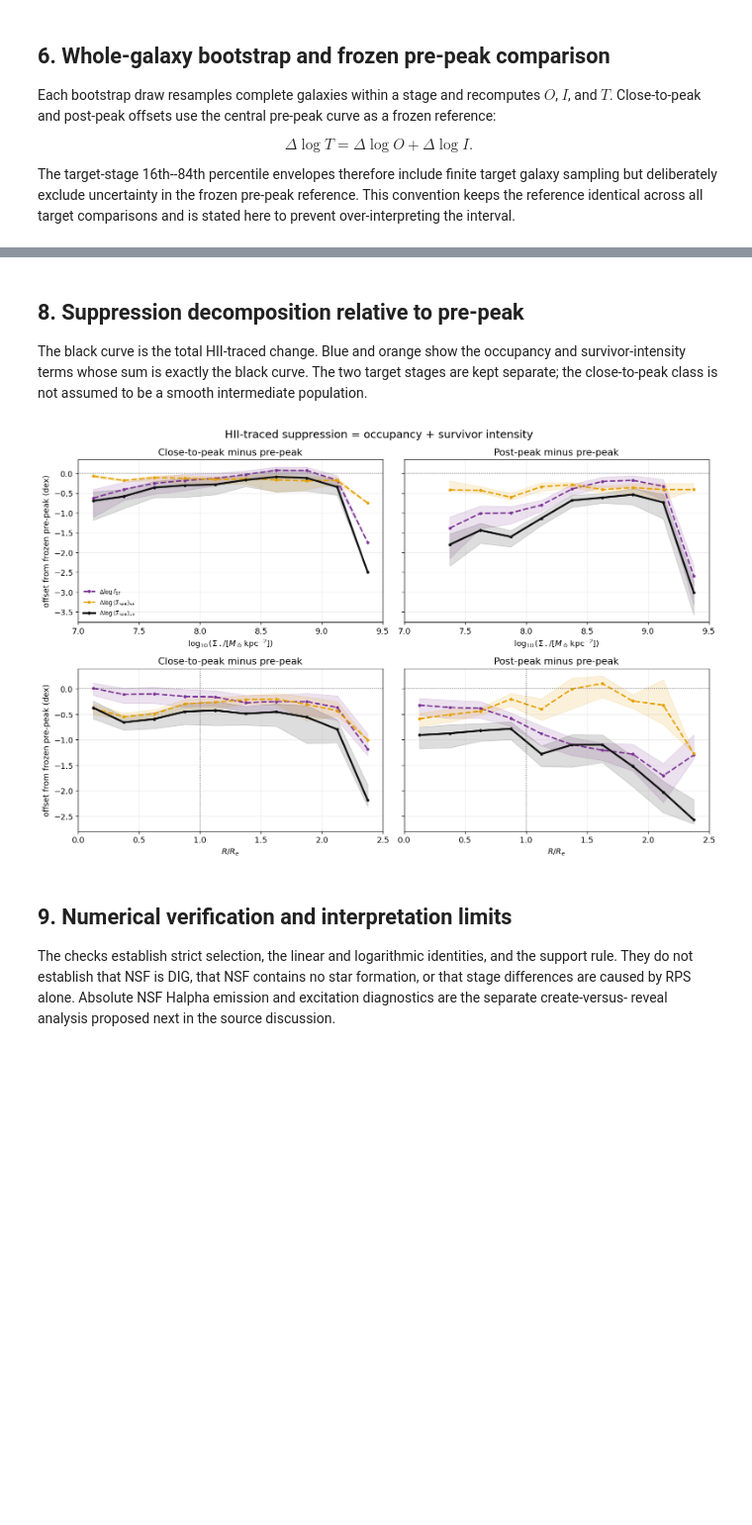
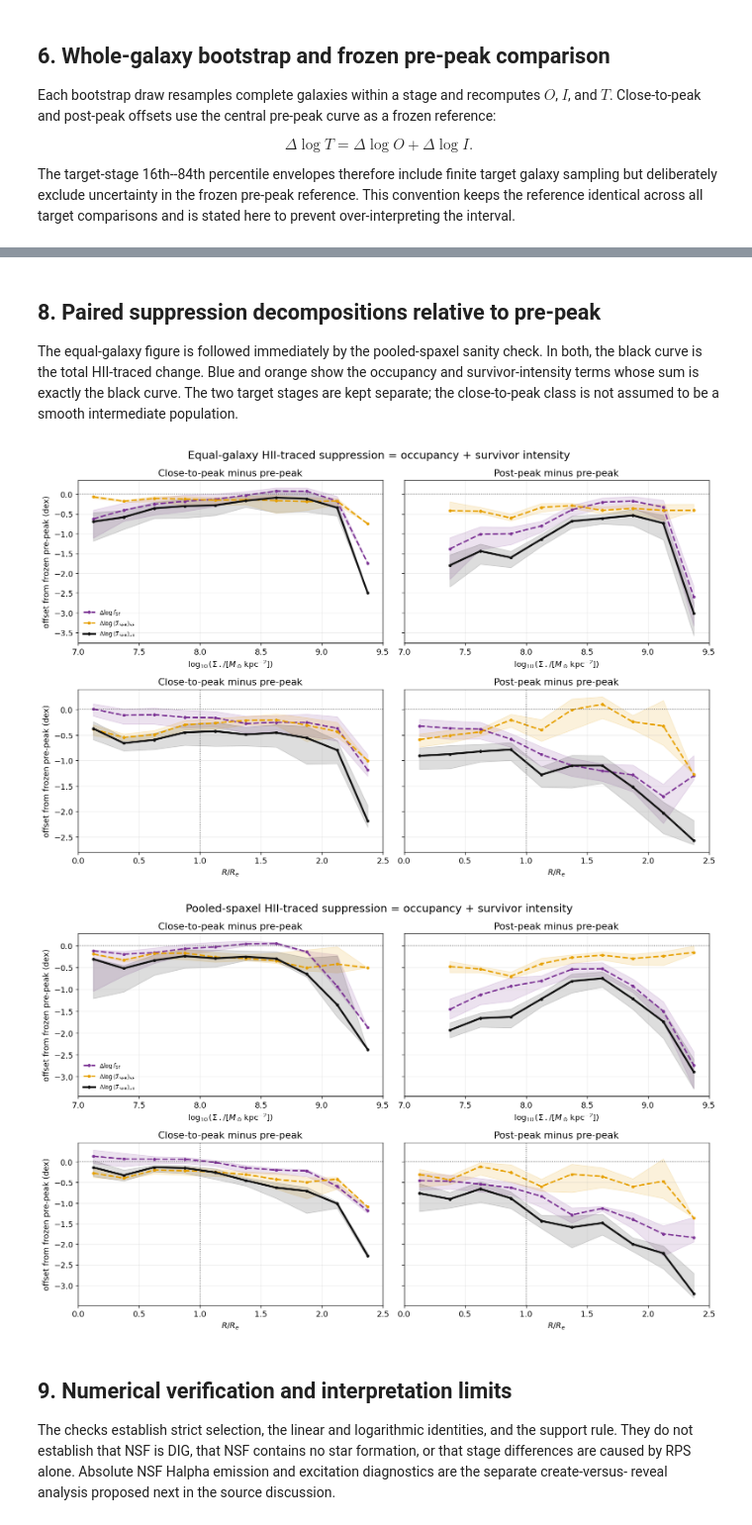
Before and after one commit to Rongjun-ANU/ICRAR-MAUVE, a Jupyter notebook: further/20260909_check_Sigma_SFR_intensity_by_stage.ipynb, the cells around one changed output, grey strips where cells are left out. Shown at 99% size. Drawn from its saved outputs; the diff is of its cells as text; code cells hidden in the pictures; blank space fills up the shorter version.

```diff
--- a/further/20260909_check_Sigma_SFR_intensity_by_stage.ipynb
+++ b/further/20260909_check_Sigma_SFR_intensity_by_stage.ipynb
@@ -1046,7 +1310,7 @@ plt.close(fig)
 # %% [markdown]
-## 8. Suppression decomposition relative to pre-peak
+## 8. Paired suppression decompositions relative to pre-peak
 
-The black curve is the total HII-traced change.  Blue and orange show the
+The equal-galaxy figure is followed immediately by the pooled-spaxel sanity check. In both, the black curve is the total HII-traced change.  Blue and orange show the
 occupancy and survivor-intensity terms whose sum is exactly the black curve.
 The two target stages are kept separate; the close-to-peak class is not assumed
 to be a smooth intermediate population.
@@ -1070,35 +1334,84 @@ for row_index, variable in enumerate(("log_sigma_star", "radius_re")):
             x = panel.center.to_numpy(float)
             y = panel[column].to_numpy(float)
             lower = panel[column + "_lo"].to_numpy(float)
             upper = panel[column + "_hi"].to_numpy(float)
             ax.fill_between(x, lower, upper, color=COMPONENT_COLORS[component], alpha=0.14)
             ax.plot(
                 x, y, marker="o", ms=3.2,
                 lw=2.6 if component == "total_hii" else 2.0,
                 ls="-" if component == "total_hii" else "--",
                 color=COMPONENT_COLORS[component],
                 label={
                     "occupancy": r"$\Delta\log f_{\rm SF}$",
                     "survivor_intensity": r"$\Delta\log\langle\Sigma_{\rm SFR}\rangle_{\rm SF}$",
                     "total_hii": r"$\Delta\log\langle\Sigma_{\rm SFR}\rangle_{\rm all}$",
                 }[component],
             )
         ax.axhline(0.0, color="0.35", ls=":", lw=1.0)
         if variable == "radius_re":
             ax.axvline(1.0, color="0.35", ls=":", lw=1.0)
         ax.set_xlim(lo, hi)
         ax.set_xlabel(VARIABLE_LABELS[variable])
         ax.set_title(STAGE_LABELS[stage] + " minus pre-peak")
         ax.grid(alpha=0.23)
         if column_index == 0:
             ax.set_ylabel("offset from frozen pre-peak (dex)")
 axes[0, 0].legend(frameon=False, fontsize=8)
-fig.suptitle("HII-traced suppression = occupancy + survivor intensity", fontsize=15)
+fig.suptitle("Equal-galaxy HII-traced suppression = occupancy + survivor intensity", fontsize=15)
 fig.tight_layout()
 plt.show()
 plt.close(fig)
+
+
+fig, axes = plt.subplots(2, 2, figsize=(13.2, 8.5), sharey="row")
+for row_index, variable in enumerate(("log_sigma_star", "radius_re")):
+    lo, hi = COMMON_DECOMPOSITION_RANGES[variable]
+    for column_index, stage in enumerate(("close-to-peak", "post-peak")):
+        ax = axes[row_index, column_index]
+        panel = POOLED_SFR_DECOMPOSITION.loc[
+            POOLED_SFR_DECOMPOSITION.stage.eq(stage)
+            & POOLED_SFR_DECOMPOSITION.variable.eq(variable)
+            & POOLED_SFR_DECOMPOSITION.in_fixed_reliable_range
+        ].sort_values("center")
+        for column, component in delta_specs:
+            x = panel.center.to_numpy(float)
+            y = panel[column].to_numpy(float)
+            lower = panel[column + "_lo"].to_numpy(float)
+            upper = panel[column + "_hi"].to_numpy(float)
+            ax.fill_between(
+                x, lower, upper, color=COMPONENT_COLORS[component], alpha=0.14
+            )
+            ax.plot(
+                x, y, marker="o", ms=3.2,
+                lw=2.6 if component == "total_hii" else 2.0,
+                ls="-" if component == "total_hii" else "--",
+                color=COMPONENT_COLORS[component],
+                label={
+                    "occupancy": r"$\Delta\log f_{\rm SF}$",
+                    "survivor_intensity": r"$\Delta\log\langle\Sigma_{\rm SFR}\rangle_{\rm SF}$",
+                    "total_hii": r"$\Delta\log\langle\Sigma_{\rm SFR}\rangle_{\rm all}$",
+                }[component],
+            )
+        ax.axhline(0.0, color="0.35", ls=":", lw=1.0)
+        if variable == "radius_re":
+            ax.axvline(1.0, color="0.35", ls=":", lw=1.0)
+        ax.set_xlim(lo, hi)
+        ax.set_xlabel(VARIABLE_LABELS[variable])
+        ax.set_title(STAGE_LABELS[stage] + " minus pre-peak")
+        ax.grid(alpha=0.23)
+        if column_index == 0:
+            ax.set_ylabel("offset from frozen pre-peak (dex)")
+axes[0, 0].legend(frameon=False, fontsize=8)
+fig.suptitle(
+    "Pooled-spaxel HII-traced suppression = occupancy + survivor intensity",
+    fontsize=15,
+)
+fig.tight_layout()
+plt.show()
+plt.close(fig)
 # %% [output]
-[figure, old version]
+[figure, new version]
+[figure, added]
 # %% [markdown]
 ## 9. Numerical verification and interpretation limits
 
```
Also changed, not shown: parts of 5 cells of this notebook, 22 other files.
